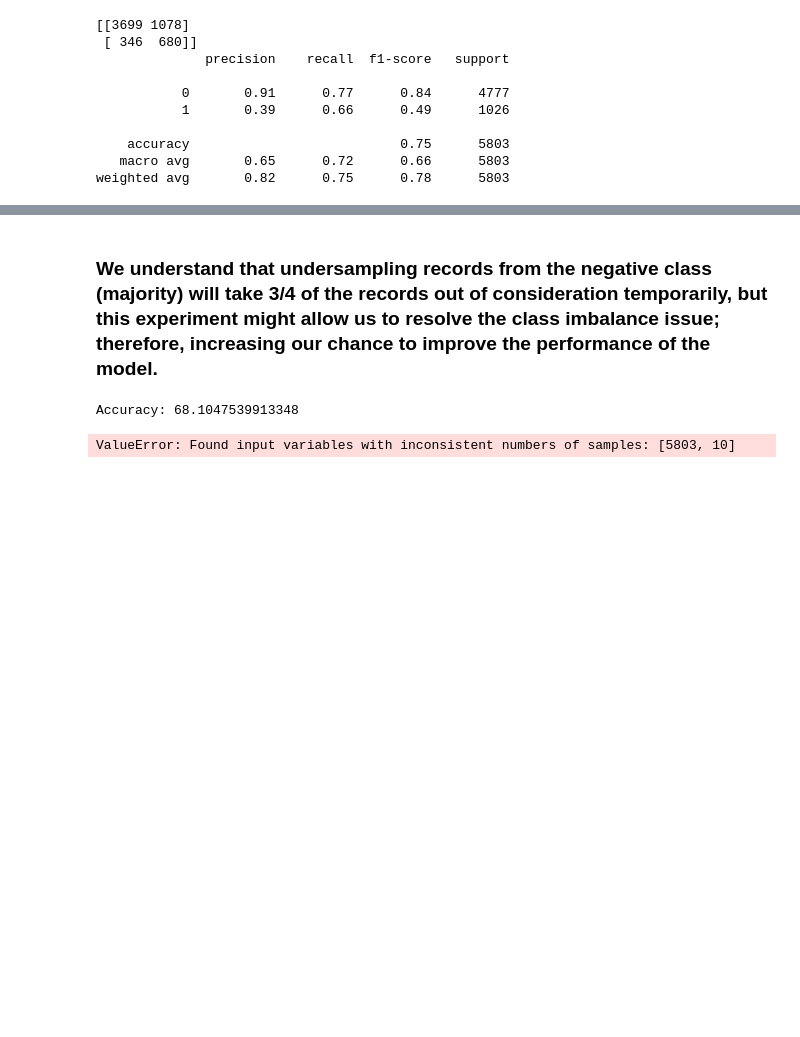
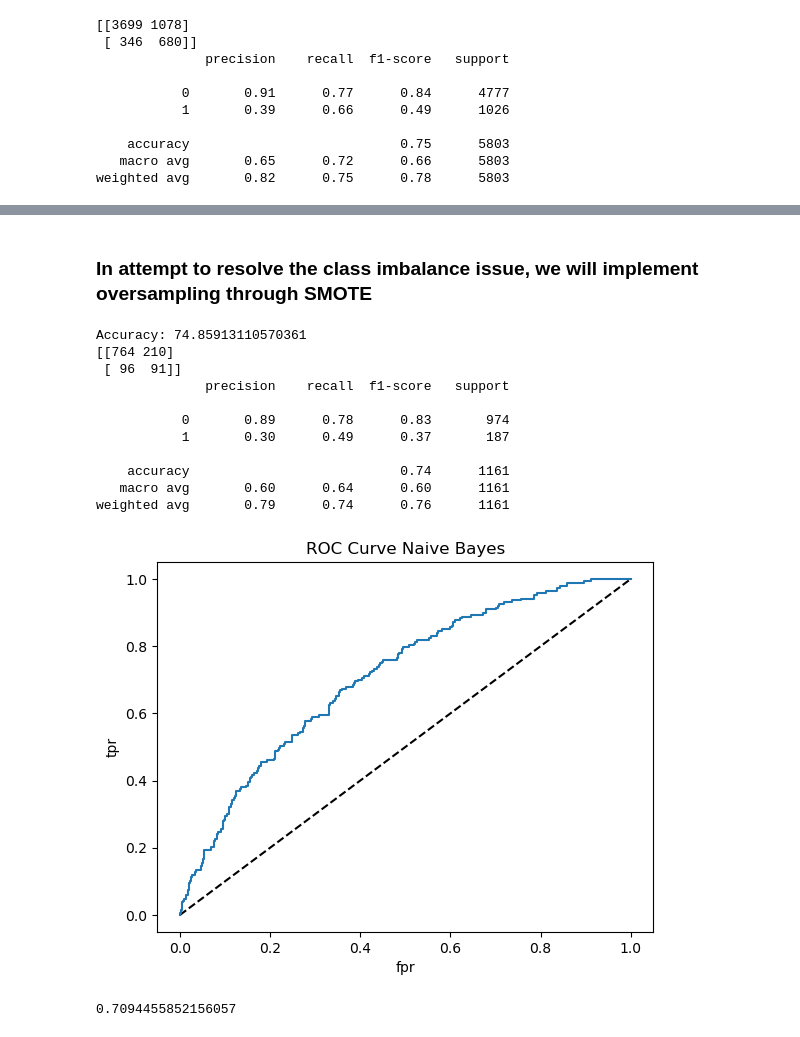
Before and after one commit to Antoni582/ML_final_project, a Jupyter notebook: final_project.ipynb, the cells around one changed output, grey strips where cells are left out. Cells and saved outputs as stored; diff of their text form; code cells hidden in the pictures; blank space fills up the shorter version.

```diff
--- a/final_project.ipynb
+++ b/final_project.ipynb
@@ -332,24 +332,56 @@ print(roc_auc_score(y_test, pred[:, 1]))
 # %% [markdown]
-### We understand that undersampling records from the negative class (majority) will take 3/4 of the records out of consideration temporarily, but this experiment might allow us to resolve the class imbalance issue; therefore, increasing our chance to improve the performance of the model.
+### In attempt to resolve the class imbalance issue, we will implement oversampling through SMOTE
 # %%
 #undersample dataset. (balance the class labels)
 
 from imblearn.over_sampling import SMOTE
 from imblearn.pipeline import Pipeline
 
-smote = SMOTE(random_state=42)
+# smote = SMOTE(random_state=42)
+smote = SMOTE()
 # X_res, y_res = smote.fit_resample(attributes, class_labels)
 # print(X_res)
-
-pipe = Pipeline(steps=[('scaler', scaler), ('pca', pca), ('smote', smote), ('GaussianNB', naive_bayes)])
+clf = GaussianNB()
+pipe = Pipeline(steps=[('smote', smote), ('scaler', scaler), ('pca', pca), ('GaussianNB', naive_bayes)])
 
 
 scores = cross_val_score(pipe, attributes, class_labels, cv=10)
 print("Accuracy:", scores.mean()*100)
 
-conf_matrix = confusion_matrix(class_labels, scores)
+X_new, y_new = smote.fit_resample(X_train, y_train)
+clf = clf.fit(X_new, y_new)
+pred = clf.predict(X_test)
+
+conf_matrix = confusion_matrix(y_test, pred)
 print(conf_matrix)
-print(classification_report(class_labels, scores))
+print(classification_report(y_test, pred))
+
+
+fpr, tpr = [], []
+clf = GaussianNB()
+clf = clf.fit(X_new, y_new)
+pred = clf.predict_proba(X_test)
+fpr, tpr, thresholds = metrics.roc_curve(y_test, pred[:, 1])
+
+plt.plot([0,1],[0,1],'k--')
+plt.plot(fpr, tpr, label='NB')
+plt.xlabel('fpr')
+plt.ylabel('tpr')
+plt.title('ROC Curve Naive Bayes')
+plt.show()
+
+print(roc_auc_score(y_test, pred[:, 1]))
 # %% [output]
-Accuracy: 68.1047539913348
+Accuracy: 74.85913110570361
+[[764 210]
+ [ 96  91]]
+              precision    recall  f1-score   support
+
+           0       0.89      0.78      0.83       974
+           1       0.30      0.49      0.37       187
+
+    accuracy                           0.74      1161
+   macro avg       0.60      0.64      0.60      1161
+weighted avg       0.79      0.74      0.76      1161
+[figure, added]
-ValueError: Found input variables with inconsistent numbers of samples: [5803, 10]
+0.7094455852156057
```
Also changed, not shown: parts of 5 cells of this notebook.
